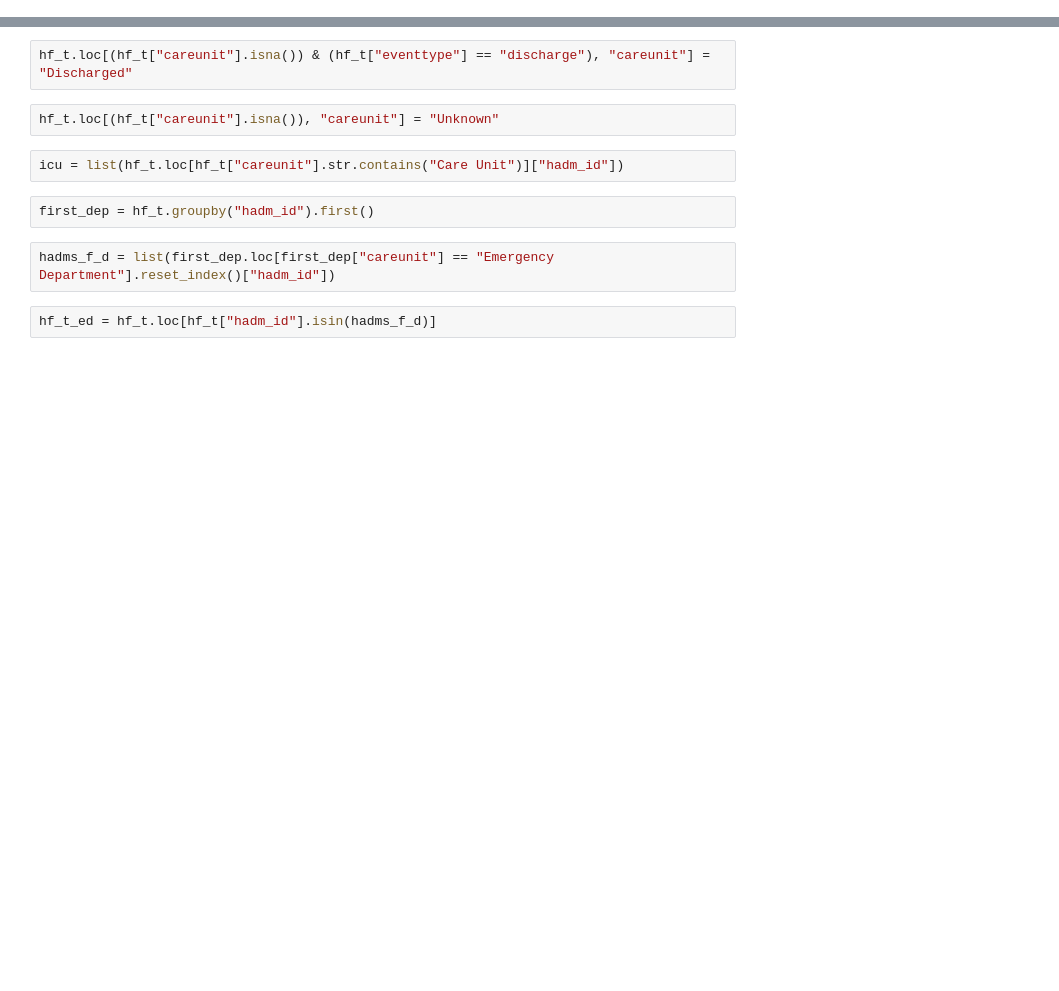
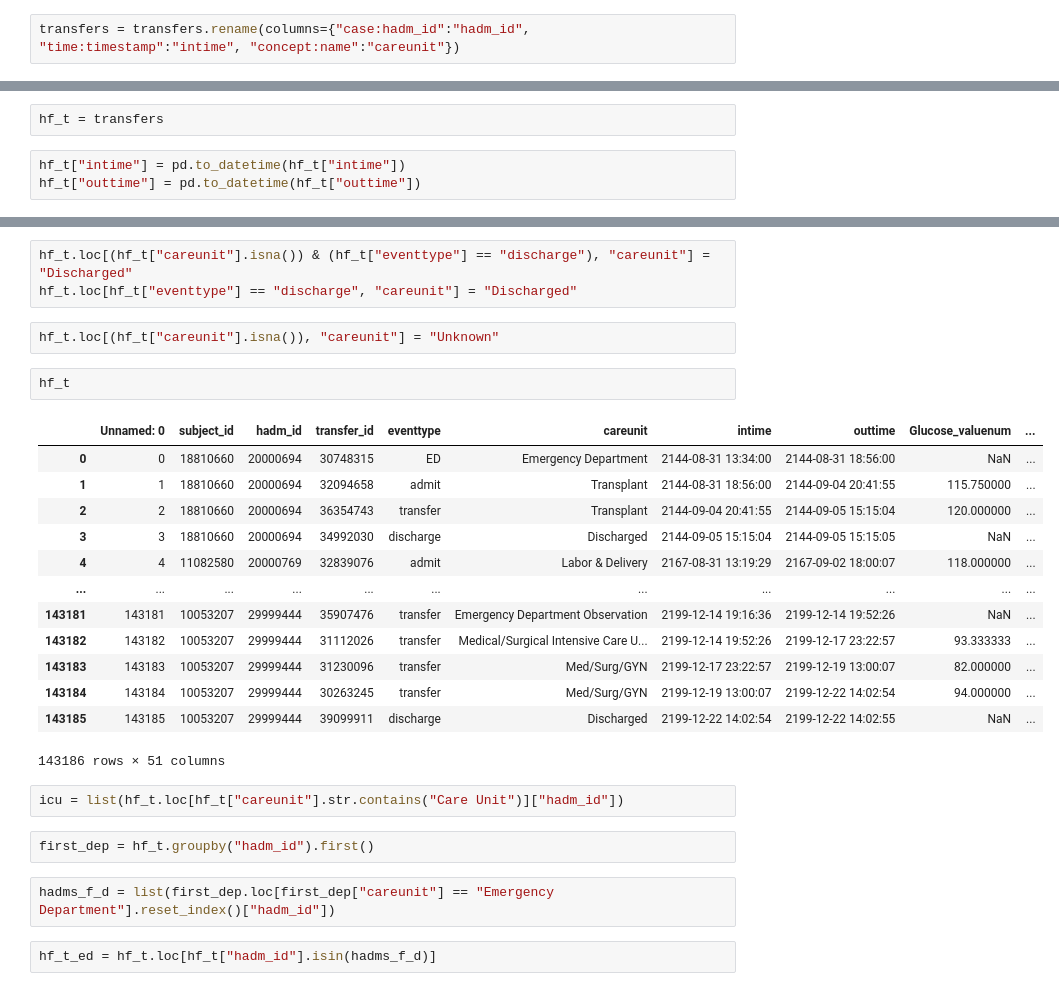
Before and after one commit to jcremerius/Thesis-Data, a Jupyter notebook: Department_Log_Postprocessing.ipynb, the cells around one changed output, grey strips where cells are left out. Cells and saved outputs as stored; diff of their text form; blank space fills up the shorter version.

```diff
--- a/Department_Log_Postprocessing.ipynb
+++ b/Department_Log_Postprocessing.ipynb
@@ -64,3 +7,5 @@ transfers = pd.DataFrame(transfers, columns=cols)
+# %%
+transfers = transfers.rename(columns={"case:hadm_id":"hadm_id", "time:timestamp":"intime", "concept:name":"careunit"})
 # %%
 transfers = transfers.sort_values(["hadm_id", "intime"])
 # %%
@@ -74,3 +17,8 @@ hf_t = transfers.loc[transfers["hadm_id"].isin(hadms)]
+# %%
+hf_t = transfers
+# %%
+hf_t["intime"] = pd.to_datetime(hf_t["intime"])
+hf_t["outtime"] = pd.to_datetime(hf_t["outtime"])
 # %%
 hf_t.loc[hf_t["outtime"].isna(), "outtime"] = hf_t["intime"] + pd.Timedelta(seconds=1)
 # %%
@@ -78,8 +26,25 @@ hf_t.reset_index(inplace=True)
 hf_t.drop("index", axis=1, inplace=True)
 # %%
 hf_t.loc[(hf_t["careunit"].isna()) & (hf_t["eventtype"] == "discharge"), "careunit"] = "Discharged"
+hf_t.loc[hf_t["eventtype"] == "discharge", "careunit"] = "Discharged"
 # %%
 hf_t.loc[(hf_t["careunit"].isna()), "careunit"] = "Unknown"
+# %%
+hf_t
+# %% [output]
+|  | Unnamed: 0 | subject_id | hadm_id | transfer_id | eventtype | careunit | intime | outtime | Glucose_valuenum | ... |
+| 0 | 0 | 18810660 | 20000694 | 30748315 | ED | Emergency Department | 2144-08-31 13:34:00 | 2144-08-31 18:56:00 | NaN | ... |
+| 1 | 1 | 18810660 | 20000694 | 32094658 | admit | Transplant | 2144-08-31 18:56:00 | 2144-09-04 20:41:55 | 115.750000 | ... |
+| 2 | 2 | 18810660 | 20000694 | 36354743 | transfer | Transplant | 2144-09-04 20:41:55 | 2144-09-05 15:15:04 | 120.000000 | ... |
+| 3 | 3 | 18810660 | 20000694 | 34992030 | discharge | Discharged | 2144-09-05 15:15:04 | 2144-09-05 15:15:05 | NaN | ... |
+| 4 | 4 | 11082580 | 20000769 | 32839076 | admit | Labor & Delivery | 2167-08-31 13:19:29 | 2167-09-02 18:00:07 | 118.000000 | ... |
+| ... | ... | ... | ... | ... | ... | ... | ... | ... | ... | ... |
+| 143181 | 143181 | 10053207 | 29999444 | 35907476 | transfer | Emergency Department Observation | 2199-12-14 19:16:36 | 2199-12-14 19:52:26 | NaN | ... |
+| 143182 | 143182 | 10053207 | 29999444 | 31112026 | transfer | Medical/Surgical Intensive Care U... | 2199-12-14 19:52:26 | 2199-12-17 23:22:57 | 93.333333 | ... |
+| 143183 | 143183 | 10053207 | 29999444 | 31230096 | transfer | Med/Surg/GYN | 2199-12-17 23:22:57 | 2199-12-19 13:00:07 | 82.000000 | ... |
+| 143184 | 143184 | 10053207 | 29999444 | 30263245 | transfer | Med/Surg/GYN | 2199-12-19 13:00:07 | 2199-12-22 14:02:54 | 94.000000 | ... |
+| 143185 | 143185 | 10053207 | 29999444 | 39099911 | discharge | Discharged | 2199-12-22 14:02:54 | 2199-12-22 14:02:55 | NaN | ... |
+143186 rows × 51 columns
 # %%
 icu = list(hf_t.loc[hf_t["careunit"].str.contains("Care Unit")]["hadm_id"])
 # %%
```
Also changed, not shown: parts of 74 cells of this notebook, 5 other files.
